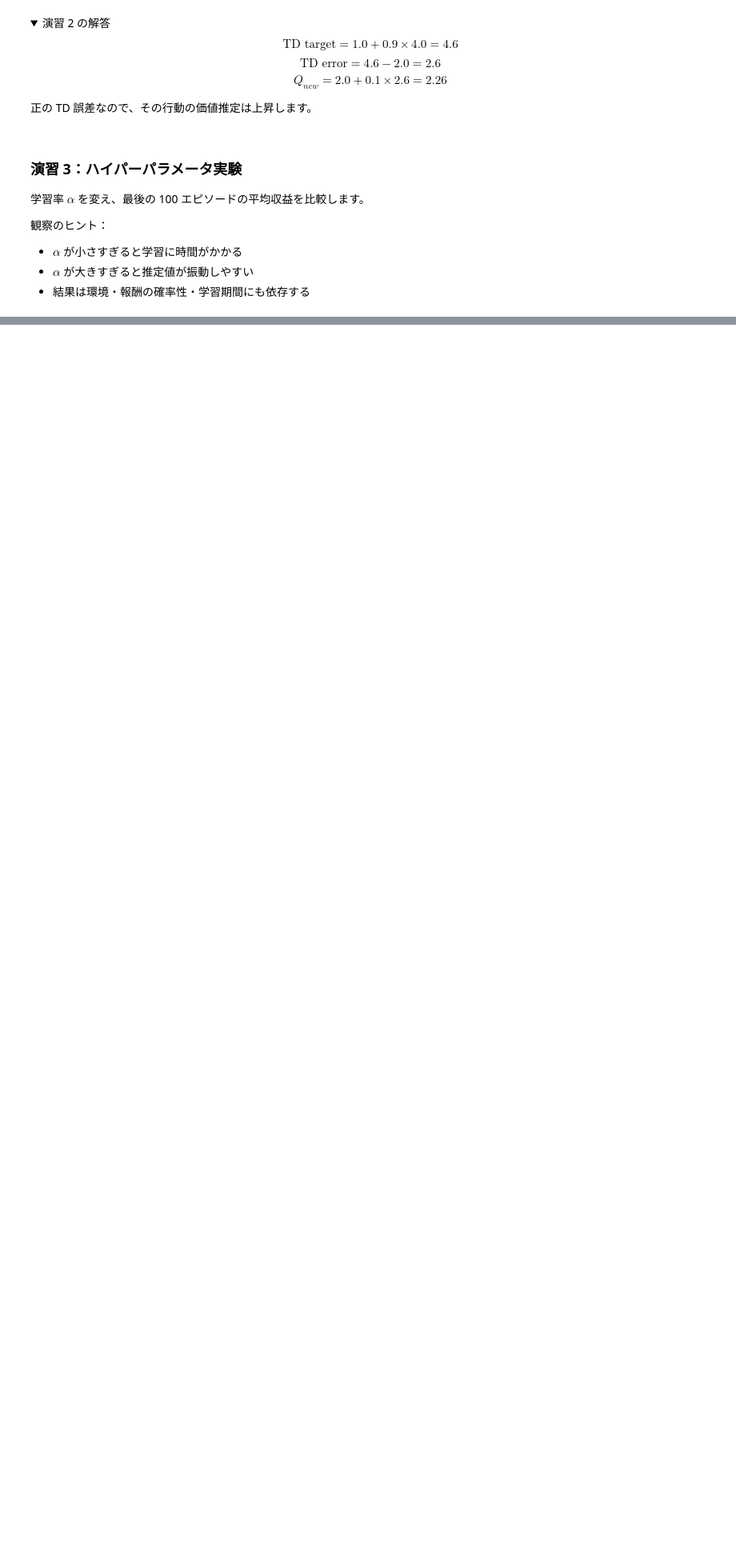
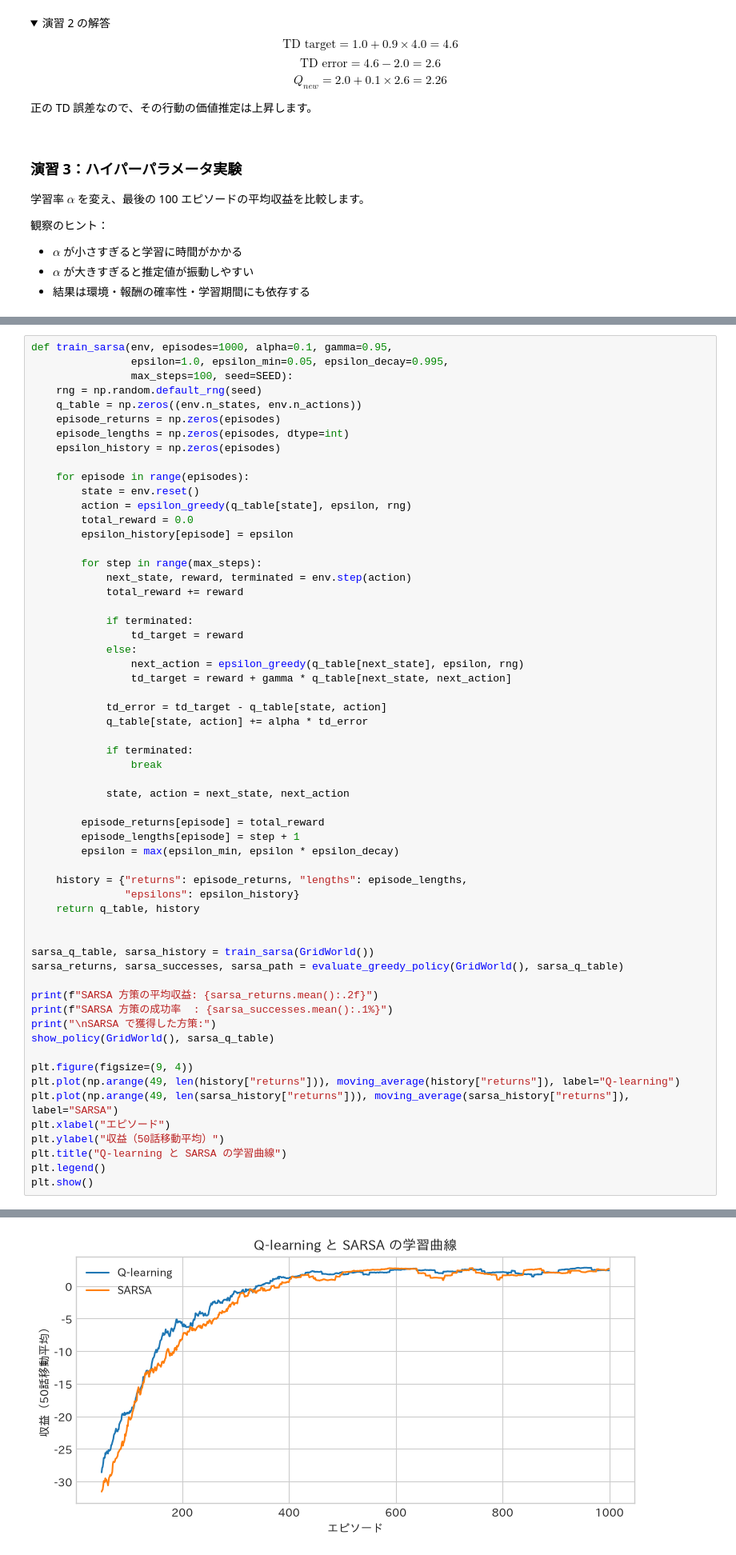
Before and after one commit to Kast8/group, a Jupyter notebook: reinforcement_learning_practical.ipynb, the cells around one changed output, grey strips where cells are left out. Shown at 80% size. Drawn from its saved outputs; the diff is of its cells as text; folded sections open; blank space fills up the shorter version.

```diff
--- a/reinforcement_learning_practical.ipynb
+++ b/reinforcement_learning_practical.ipynb
@@ -487,0 +627,60 @@ Q-learning は学習時の行動方策と評価対象の greedy 方策が異な
+# %%
+def train_sarsa(env, episodes=1000, alpha=0.1, gamma=0.95,
+                epsilon=1.0, epsilon_min=0.05, epsilon_decay=0.995,
+                max_steps=100, seed=SEED):
+    rng = np.random.default_rng(seed)
+    q_table = np.zeros((env.n_states, env.n_actions))
+    episode_returns = np.zeros(episodes)
+    episode_lengths = np.zeros(episodes, dtype=int)
+    epsilon_history = np.zeros(episodes)
+
+    for episode in range(episodes):
+        state = env.reset()
+        action = epsilon_greedy(q_table[state], epsilon, rng)
+        total_reward = 0.0
+        epsilon_history[episode] = epsilon
+
+        for step in range(max_steps):
+            next_state, reward, terminated = env.step(action)
+            total_reward += reward
+
+            if terminated:
+                td_target = reward
+            else:
+                next_action = epsilon_greedy(q_table[next_state], epsilon, rng)
+                td_target = reward + gamma * q_table[next_state, next_action]
+
+            td_error = td_target - q_table[state, action]
+            q_table[state, action] += alpha * td_error
+
+            if terminated:
+                break
+
+            state, action = next_state, next_action
+
+        episode_returns[episode] = total_reward
+        episode_lengths[episode] = step + 1
+        epsilon = max(epsilon_min, epsilon * epsilon_decay)
+
+    history = {"returns": episode_returns, "lengths": episode_lengths,
+               "epsilons": epsilon_history}
+    return q_table, history
+
+
+sarsa_q_table, sarsa_history = train_sarsa(GridWorld())
+sarsa_returns, sarsa_successes, sarsa_path = evaluate_greedy_policy(GridWorld(), sarsa_q_table)
+
+print(f"SARSA 方策の平均収益: {sarsa_returns.mean():.2f}")
+print(f"SARSA 方策の成功率  : {sarsa_successes.mean():.1%}")
+print("\nSARSA で獲得した方策:")
+show_policy(GridWorld(), sarsa_q_table)
+
+plt.figure(figsize=(9, 4))
+plt.plot(np.arange(49, len(history["returns"])), moving_average(history["returns"]), label="Q-learning")
+plt.plot(np.arange(49, len(sarsa_history["returns"])), moving_average(sarsa_history["returns"]), label="SARSA")
+plt.xlabel("エピソード")
+plt.ylabel("収益（50話移動平均）")
+plt.title("Q-learning と SARSA の学習曲線")
+plt.legend()
+plt.show()
+# %% [output]
@@ -487,0 +696 @@ Q-learning は学習時の行動方策と評価対象の greedy 方策が異な
+[figure, added]
```
Also changed, not shown: parts of 23 cells of this notebook, 1 other file.
